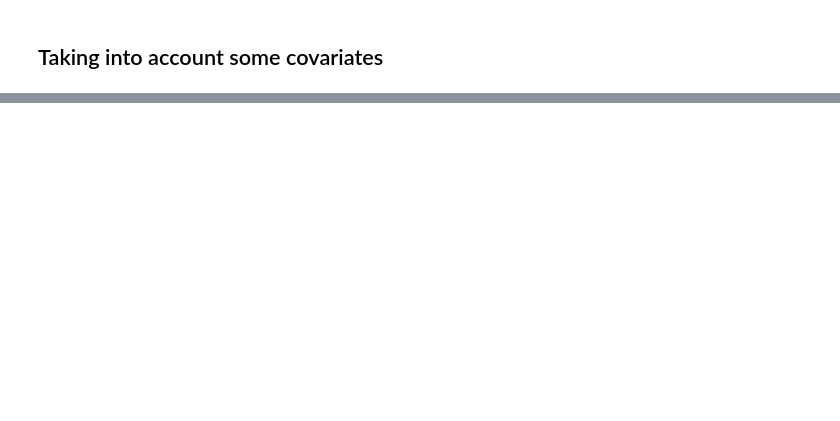
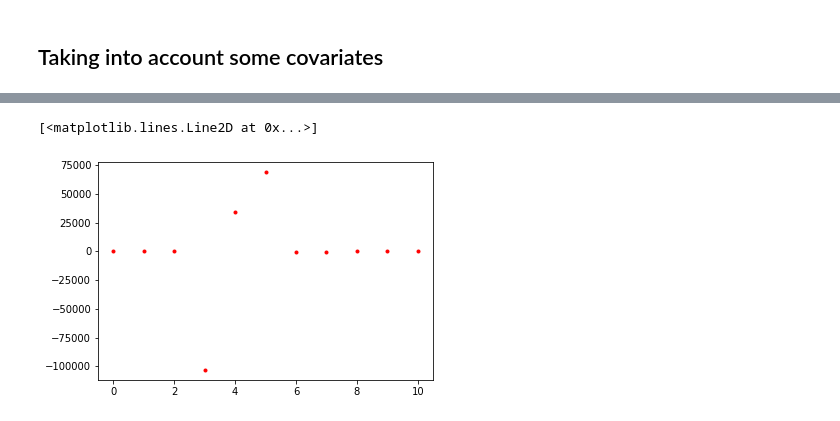
Before and after one commit to benedetta-mariani/BrainHack-Padova-2020, a Jupyter notebook: BrainHack_Padova.ipynb, the cells around one changed output, grey strips where cells are left out. Cells and saved outputs as stored; diff of their text form; code cells hidden in the pictures; blank space fills up the shorter version.

```diff
--- a/BrainHack_Padova.ipynb
+++ b/BrainHack_Padova.ipynb
@@ -142,7 +191,2 @@ Slope coeff and pvalue:  0.1672802212988919 0.000466075991889743
 # %% [markdown]
 ## Taking into account some covariates
-# %%
-import pingouin
-s = files[0][1]
-l = files[0][2]
-fd = pd.read_csv(files[0][0], sep =  '\t', index_col = 0)
@@ -185,0 +195,14 @@ rs
+# %%
+pvals = []
+corrs = []
+features = []
+for file in sorted(os.listdir()):
+  if "tsv" in file:
+    #print(file)
+    fd = pd.read_csv(file, sep =  '\t', index_col = 0)
+    for s in pers_labels:
+      for l in diff_labels:
+        rs = pingouin.partial_corr(fd,s,l, ["Gender.1", "Age_in_Yrs"])
+        corrs.append(rs['r'][0])
+        pvals.append(rs['p-val'][0])
+        features.append([file,s,l])
@@ -185,0 +306,5 @@ rs
+# %%
+plt.plot(model.coef_, 'r.')
+# %% [output]
+[<matplotlib.lines.Line2D at 0x...>]
+[figure, added]
```
Also changed, not shown: parts of 33 cells of this notebook.
